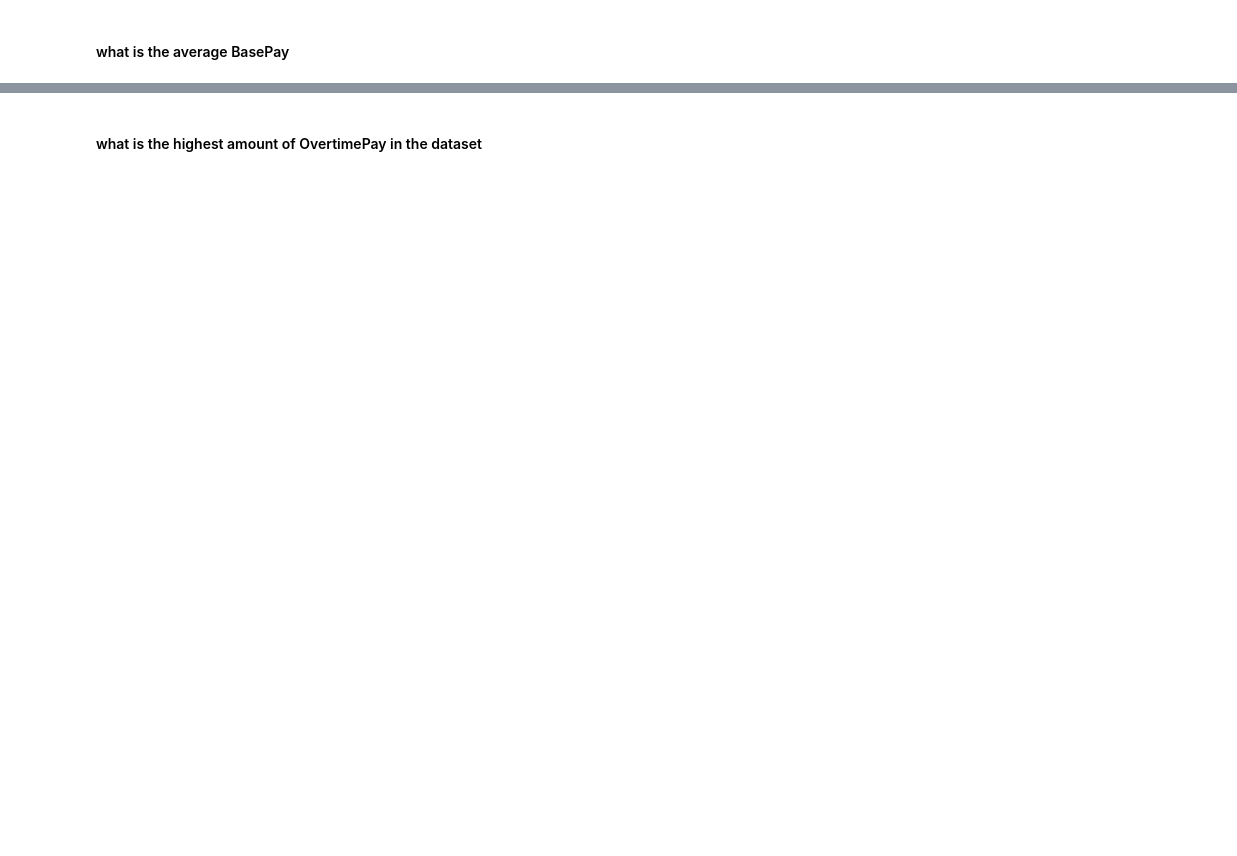
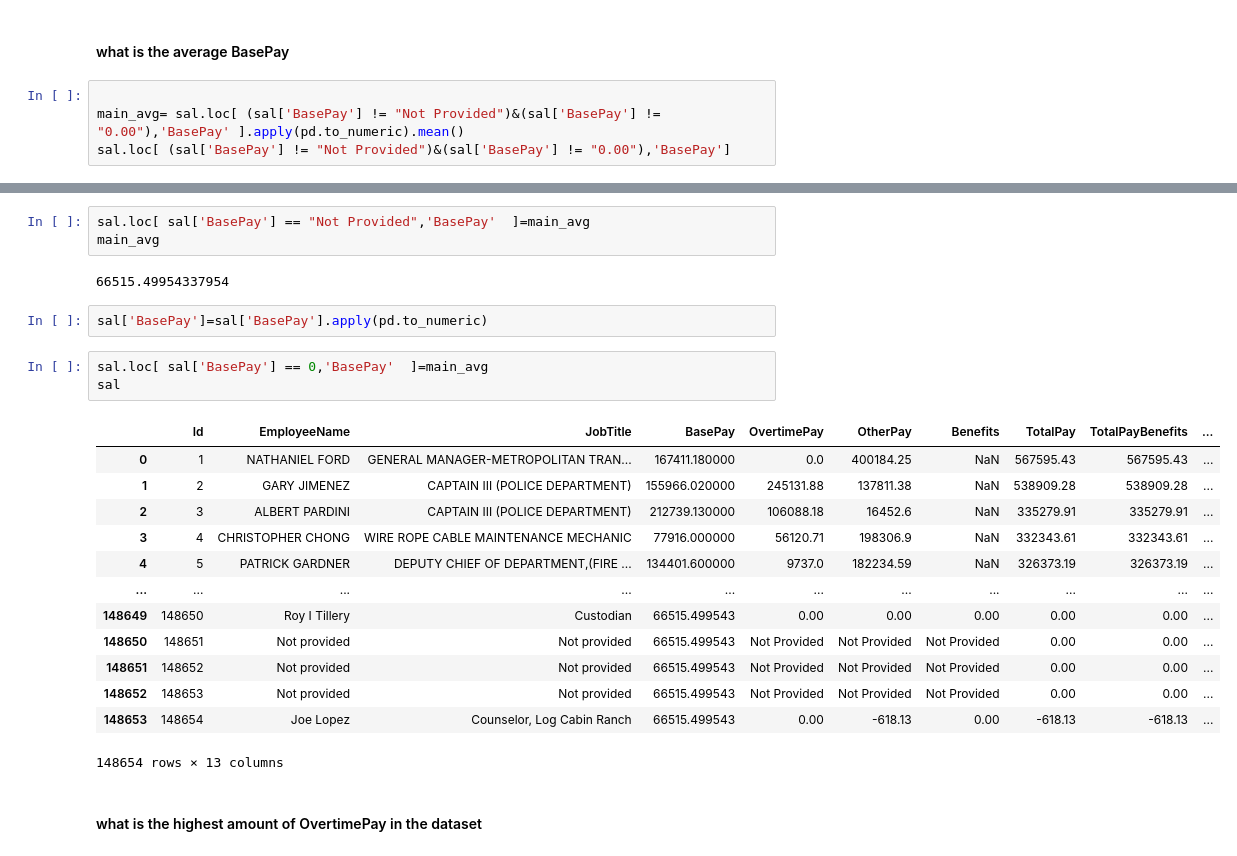
Before and after one commit to omarmohsen179/Data_Science_Course, a Jupyter notebook: pandas_exercies.ipynb, the cells around one changed output, grey strips where cells are left out. Cells and saved outputs as stored; diff of their text form; blank space fills up the shorter version.

```diff
--- a/pandas_exercies.ipynb
+++ b/pandas_exercies.ipynb
@@ -11,2 +83,6 @@
 # %% [markdown]
 <h4>what is the average BasePay</h4>
+# %%
+
+main_avg= sal.loc[ (sal['BasePay'] != "Not Provided")&(sal['BasePay'] != "0.00"),'BasePay' ].apply(pd.to_numeric).mean()
+sal.loc[ (sal['BasePay'] != "Not Provided")&(sal['BasePay'] != "0.00"),'BasePay']
@@ -13,2 +102,26 @@
+# %%
+sal.loc[ sal['BasePay'] == "Not Provided",'BasePay'  ]=main_avg
+main_avg
+# %% [output]
+66515.49954337954
+# %%
+sal['BasePay']=sal['BasePay'].apply(pd.to_numeric)
+# %%
+sal.loc[ sal['BasePay'] == 0,'BasePay'  ]=main_avg
+sal
+# %% [output]
+|  | Id | EmployeeName | JobTitle | BasePay | OvertimePay | OtherPay | Benefits | TotalPay | TotalPayBenefits | ... |
+| 0 | 1 | NATHANIEL FORD | GENERAL MANAGER-METROPOLITAN TRAN... | 167411.180000 | 0.0 | 400184.25 | NaN | 567595.43 | 567595.43 | ... |
+| 1 | 2 | GARY JIMENEZ | CAPTAIN III (POLICE DEPARTMENT) | 155966.020000 | 245131.88 | 137811.38 | NaN | 538909.28 | 538909.28 | ... |
+| 2 | 3 | ALBERT PARDINI | CAPTAIN III (POLICE DEPARTMENT) | 212739.130000 | 106088.18 | 16452.6 | NaN | 335279.91 | 335279.91 | ... |
+| 3 | 4 | CHRISTOPHER CHONG | WIRE ROPE CABLE MAINTENANCE MECHANIC | 77916.000000 | 56120.71 | 198306.9 | NaN | 332343.61 | 332343.61 | ... |
+| 4 | 5 | PATRICK GARDNER | DEPUTY CHIEF OF DEPARTMENT,(FIRE ... | 134401.600000 | 9737.0 | 182234.59 | NaN | 326373.19 | 326373.19 | ... |
+| ... | ... | ... | ... | ... | ... | ... | ... | ... | ... | ... |
+| 148649 | 148650 | Roy I Tillery | Custodian | 66515.499543 | 0.00 | 0.00 | 0.00 | 0.00 | 0.00 | ... |
+| 148650 | 148651 | Not provided | Not provided | 66515.499543 | Not Provided | Not Provided | Not Provided | 0.00 | 0.00 | ... |
+| 148651 | 148652 | Not provided | Not provided | 66515.499543 | Not Provided | Not Provided | Not Provided | 0.00 | 0.00 | ... |
+| 148652 | 148653 | Not provided | Not provided | 66515.499543 | Not Provided | Not Provided | Not Provided | 0.00 | 0.00 | ... |
+| 148653 | 148654 | Joe Lopez | Counselor, Log Cabin Ranch | 66515.499543 | 0.00 | -618.13 | 0.00 | -618.13 | -618.13 | ... |
+148654 rows × 13 columns
 # %% [markdown]
 <h4>what is the highest amount of OvertimePay in the  dataset</h4>
```
Also changed, not shown: parts of 29 cells of this notebook, 5 other files.
